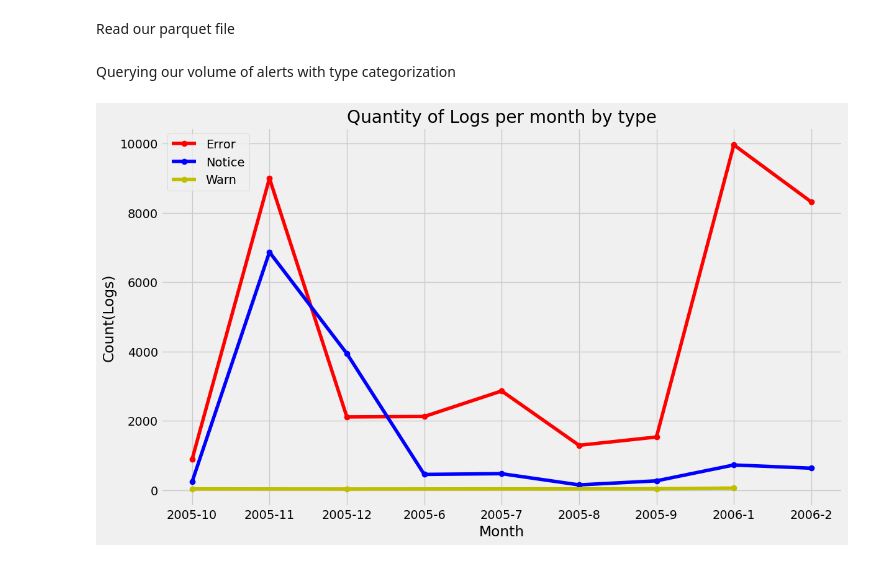
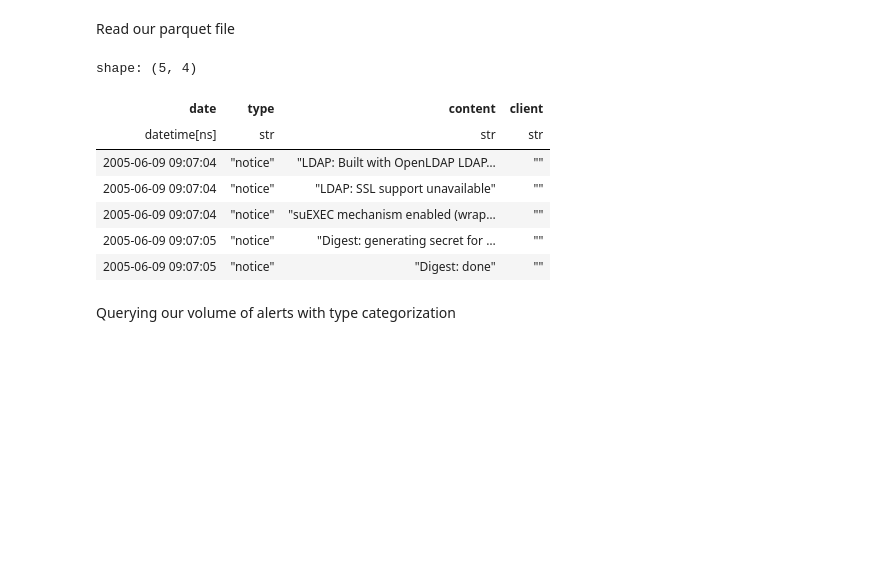
Before and after one commit to Alejandro-Melo/Kubernetes-Project, a Jupyter notebook: exploration.ipynb, the cells around one changed output. Drawn from its saved outputs; the diff is of its cells as text; code cells hidden in the pictures; blank space fills up the shorter version.

```diff
--- a/exploration.ipynb
+++ b/exploration.ipynb
@@ -12,8 +13,18 @@ import polars as pl
 Read our parquet file
 # %%
 df = pd.read_parquet("files/Apache.parquet")
-df.head()
+
 df_polars = pl.from_pandas(df)
+df_polars.head()
+# %% [output]
+shape: (5, 4)
+| date | type | content | client |
+| datetime[ns] | str | str | str |
+| 2005-06-09 09:07:04 | "notice" | "LDAP: Built with OpenLDAP LDAP… | "" |
+| 2005-06-09 09:07:04 | "notice" | "LDAP: SSL support unavailable" | "" |
+| 2005-06-09 09:07:04 | "notice" | "suEXEC mechanism enabled (wrap… | "" |
+| 2005-06-09 09:07:05 | "notice" | "Digest: generating secret for … | "" |
+| 2005-06-09 09:07:05 | "notice" | "Digest: done" | "" |
 # %% [markdown]
 Querying our volume of alerts with type categorization
 # %%
@@ -31,18 +39 @@ result_df = df_polars.sql(query)
-# %%
-
-plt.style.use('fivethirtyeight')
-err_df=result_df.filter(pl.col("type")=="error")
-not_df=result_df.filter(pl.col("type")=="notice")
-warn_df=result_df.filter(pl.col("type")=="warn")
-plt.figure(figsize=(12, 7), layout='constrained')
-plt.plot(err_df['year_month'], err_df["type_count"], marker='o', label='Error', c='r')
-plt.plot(not_df['year_month'], not_df["type_count"], marker='o', label='Notice', c='b')
-plt.plot(warn_df['year_month'], warn_df["type_count"], marker='o', label='Warn', c='y')
-plt.xlabel('Month')
-plt.ylabel('Count(Logs)')
-plt.title('Quantity of Logs per month by type')
-plt.legend()
-plt.show()
-# %% [output]
-[figure, removed]
 # %%
```
Also changed, not shown: parts of 4 cells of this notebook, 4 other files.
